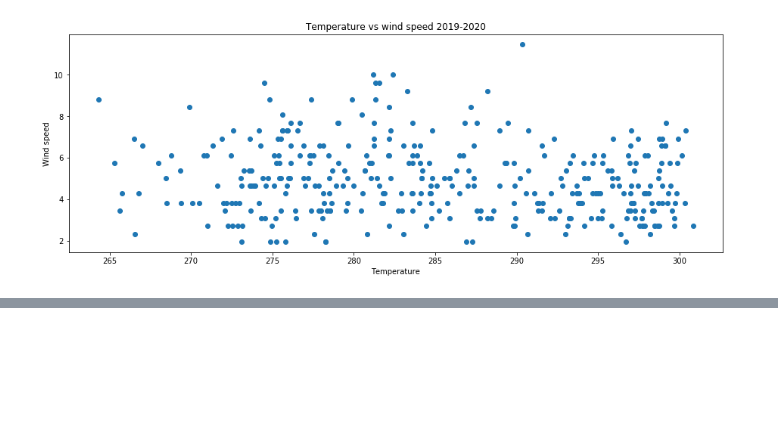
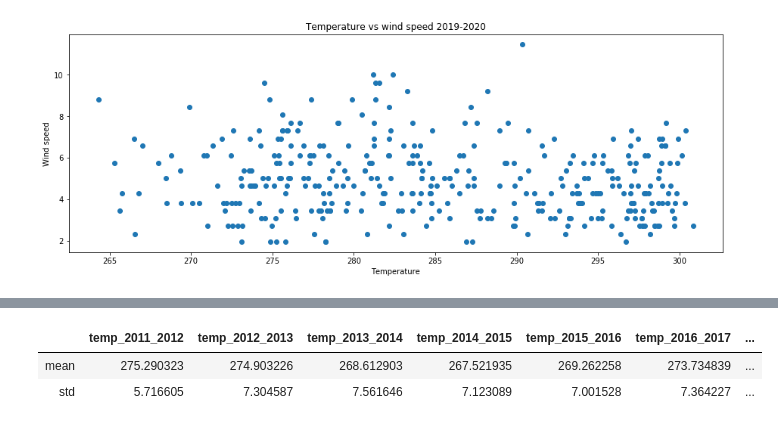
Before and after one commit to ealexey/Term_project_DSC540, a Jupyter notebook: term_project_DSC540(4).ipynb, the cells around one changed output, grey strips where cells are left out. Cells and saved outputs as stored; diff of their text form; code cells hidden in the pictures; blank space fills up the shorter version.

```diff
--- a/term_project_DSC540(4).ipynb
+++ b/term_project_DSC540(4).ipynb
@@ -286,0 +306,14 @@ Text(0, 0.5, 'Wind speed')
+# %%
+#selecting only columns containig temperature data at noon, not max_temp, min_temp, wind_speed
+for col in aggr.columns:
+    if not str(col).startswith("temp_2"):
+        aggr=aggr.drop(columns=[col])
+aggr.index[0]
+aggr.index[1]
+mean=aggr.loc[aggr.index[0]]
+std=aggr.loc[aggr.index[1]]
+aggr
+# %% [output]
+|  | temp_2011_2012 | temp_2012_2013 | temp_2013_2014 | temp_2014_2015 | temp_2015_2016 | temp_2016_2017 | ... |
+| mean | 275.290323 | 274.903226 | 268.612903 | 267.521935 | 269.262258 | 273.734839 | ... |
+| std | 5.716605 | 7.304587 | 7.561646 | 7.123089 | 7.001528 | 7.364227 | ... |
```
Also changed, not shown: parts of 4 cells of this notebook, 1 other file.
